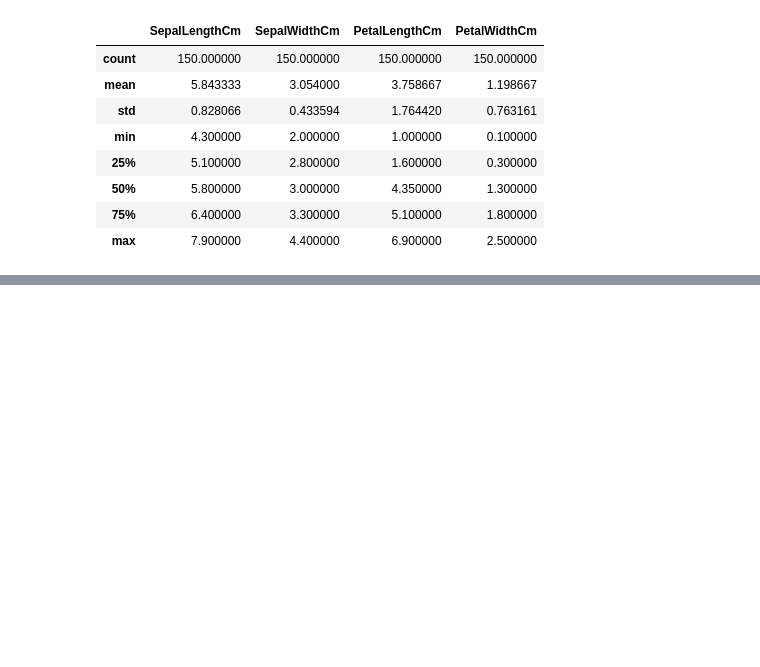
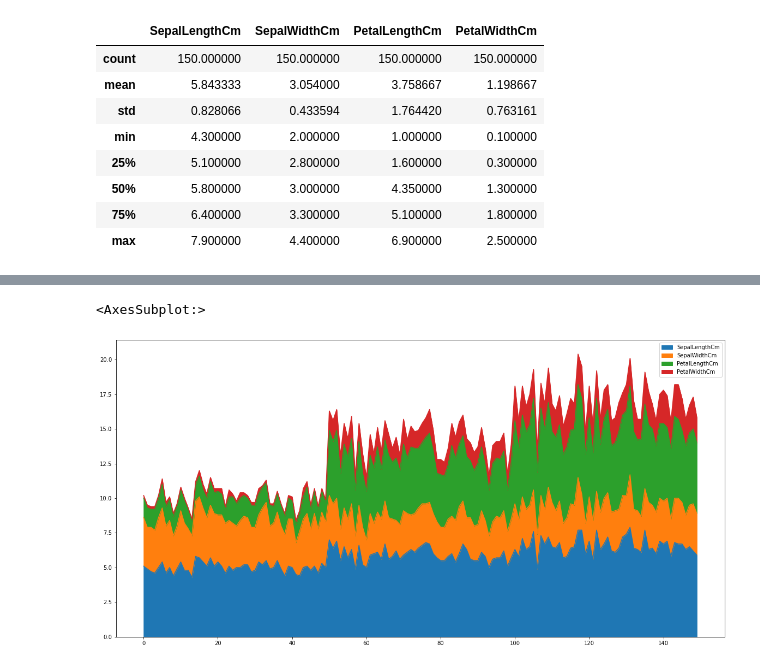
Before and after one commit to FazlullahBokhari/python-Labraries, a Jupyter notebook: Matplotlib .ipynb, the cells around one changed output, grey strips where cells are left out. Drawn from its saved outputs; the diff is of its cells as text; code cells hidden in the pictures; blank space fills up the shorter version.

```diff
--- a/Matplotlib .ipynb
+++ b/Matplotlib .ipynb
@@ -174,0 +192,5 @@ df.describe()
+# %%
+df.plot(kind='area',figsize=(20,10))
+# %% [output]
+<AxesSubplot:>
+[figure, added]
```
Also changed, not shown: parts of 32 cells of this notebook.
